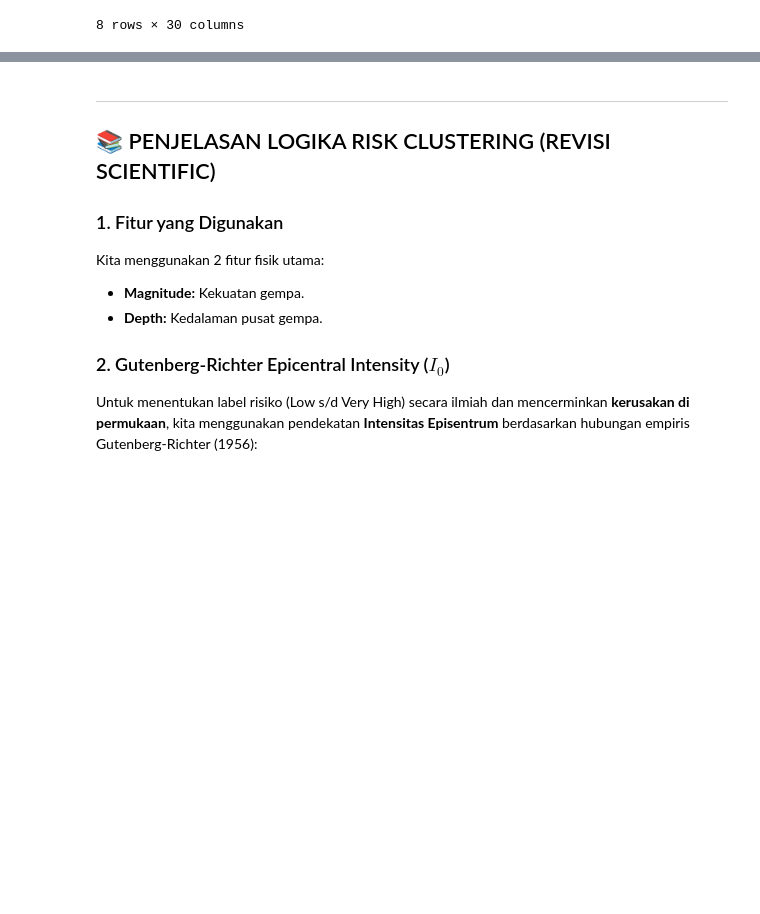
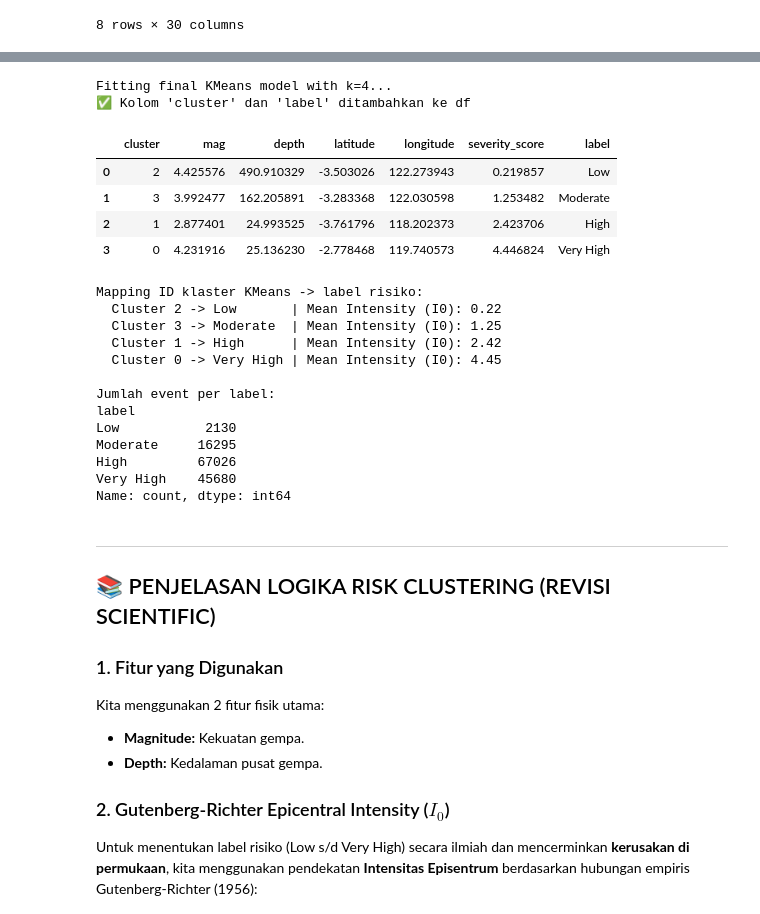
Before and after one commit to wisamWR/ClassificasiGempa-KMeans, a Jupyter notebook: notebooks/earthquake_clustering.ipynb, the cells around one changed output, grey strips where cells are left out. Cells and saved outputs as stored; diff of their text form; code cells hidden in the pictures; blank space fills up the shorter version.

```diff
--- a/notebooks/earthquake_clustering.ipynb
+++ b/notebooks/earthquake_clustering.ipynb
@@ -103,0 +43,5 @@ Loaded 131131 earthquake records with columns: ['eventID', 'time', 'latitude', '
+# %%
+df = load_catalog(paths.RAW_CATALOG)
+print(f"Loaded {len(df):,} earthquake records")
+print("Columns:", list(df.columns))
+df.head()
@@ -355,3 +143,50 @@ print(df['label'].value_counts())
+# %%
+# --- FIT MODEL FINAL DENGAN BEST K ---
+print(f"Fitting final KMeans model with k={best_k}...")
+result = train(df, k=best_k, k_scan=k_scan)
+
+# df kini memiliki kolom 'cluster' (ID mentah KMeans) dan 'label' (label risiko)
+df = result.events
+cluster_summary = result.summary
+print("✅ Kolom 'cluster' dan 'label' ditambahkan ke df")
+# %% [output]
+Fitting final KMeans model with k=4...
+✅ Kolom 'cluster' dan 'label' ditambahkan ke df
+# %%
+# --- ANALISIS CENTROID & PELABELAN ---
+# Rata-rata fitur tiap klaster dihitung dari data asli (bukan inverse_transform),
+# sehingga lokasi rata-rata klaster tetap bisa dilaporkan walau tidak dipakai model.
+# Severity = intensitas episentrum Gutenberg-Richter (1956) dari rata-rata mag & depth:
+#   I0 = 1.5*M - 3.5*log10(h) + 3.0   (h minimum 5 km)
+# Label diberikan berurutan dari severity terendah (Low) ke tertinggi (Very High).
+display(cluster_summary)
+
+print("Mapping ID klaster KMeans -> label risiko:")
+for _, row in cluster_summary.iterrows():
+    print(f"  Cluster {int(row['cluster'])} -> {row['label']:<9} | Mean Intensity (I0): {row['severity_score']:.2f}")
+
+label_order = list(cluster_summary["label"])
+print("\nJumlah event per label:")
+print(df["label"].value_counts().reindex(label_order))
+# %% [output]
+|  | cluster | mag | depth | latitude | longitude | severity_score | label |
+| 0 | 2 | 4.425576 | 490.910329 | -3.503026 | 122.273943 | 0.219857 | Low |
+| 1 | 3 | 3.992477 | 162.205891 | -3.283368 | 122.030598 | 1.253482 | Moderate |
+| 2 | 1 | 2.877401 | 24.993525 | -3.761796 | 118.202373 | 2.423706 | High |
+| 3 | 0 | 4.231916 | 25.136230 | -2.778468 | 119.740573 | 4.446824 | Very High |
+Mapping ID klaster KMeans -> label risiko:
+  Cluster 2 -> Low       | Mean Intensity (I0): 0.22
+  Cluster 3 -> Moderate  | Mean Intensity (I0): 1.25
+  Cluster 1 -> High      | Mean Intensity (I0): 2.42
+  Cluster 0 -> Very High | Mean Intensity (I0): 4.45
+
+Jumlah event per label:
+label
+Low           2130
+Moderate     16295
+High         67026
+Very High    45680
+Name: count, dtype: int64
 # %% [markdown]
 ---
 ## 📚 PENJELASAN LOGIKA RISK CLUSTERING (REVISI SCIENTIFIC)
```
Also changed, not shown: parts of 26 cells of this notebook.
